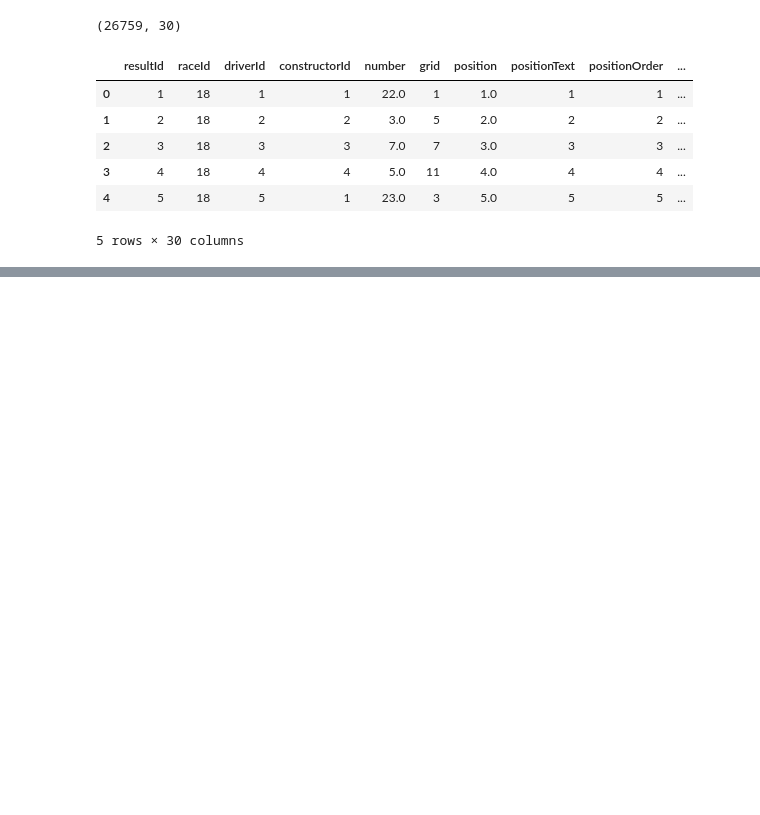
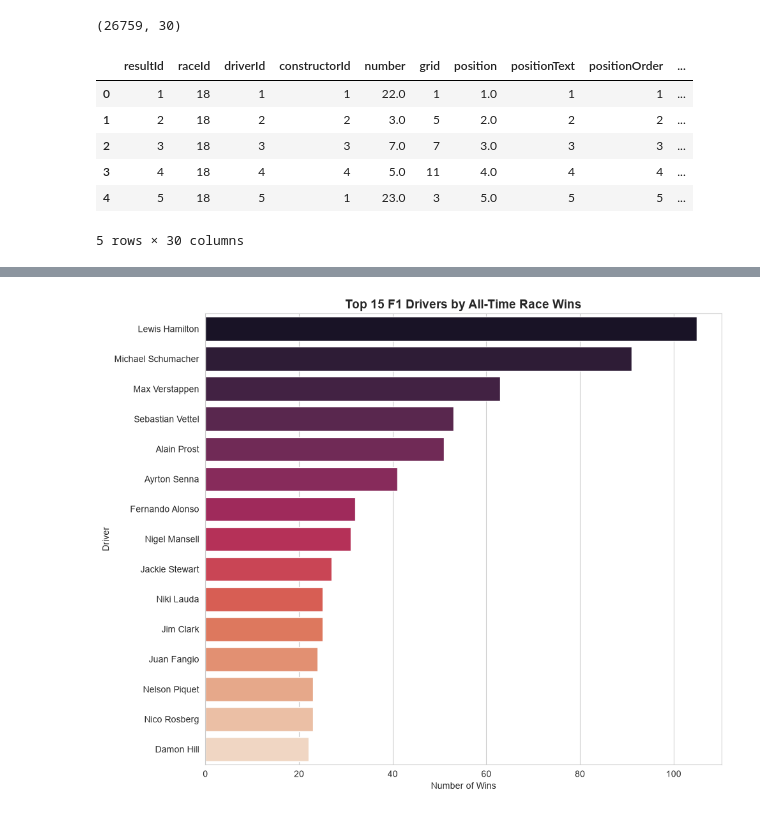
Before and after one commit to Mohitbadetiya/f1-analytics-dashboard, a Jupyter notebook: notebooks/01_data_exploration.ipynb, the cells around one changed output, grey strips where cells are left out. Cells and saved outputs as stored; diff of their text form; code cells hidden in the pictures; blank space fills up the shorter version.

Commit message:
Day 3: EDA - top drivers by wins, constructor dominance by decade

```diff
--- a/notebooks/01_data_exploration.ipynb
+++ b/notebooks/01_data_exploration.ipynb
@@ -78,0 +81,8 @@ master.to_csv('../data/processed/master_results.csv', index=False)
+# %%
+master["driver_name"] = master["forename"] + ' ' + master["surname"]
+# %%
+wins = master[master["position"] == 1]
+# %%
+win_counts = wins.groupby("driver_name").size().sort_values(ascending=False)
+top15_wins = win_counts.head(15)
+print(top15_wins)
@@ -78,0 +107,13 @@ master.to_csv('../data/processed/master_results.csv', index=False)
+# %%
+sns.set_style("whitegrid")
+
+plt.figure(figsize=(10, 8))
+sns.barplot(x=top15_wins.values, y=top15_wins.index, palette="rocket", hue=top15_wins.index, legend=False)
+
+plt.title("Top 15 F1 Drivers by All-Time Race Wins", fontsize=14, fontweight="bold")
+plt.xlabel("Number of Wins")
+plt.ylabel("Driver")
+plt.tight_layout()
+plt.show()
+# %% [output]
+[figure, added]
```
Also changed, not shown: parts of 12 cells of this notebook, 1 other file.
